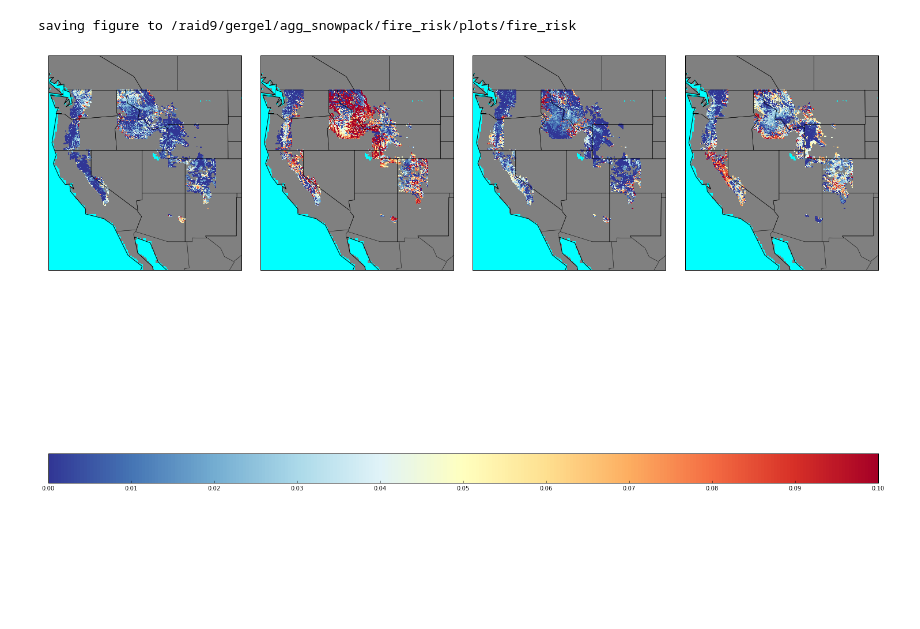
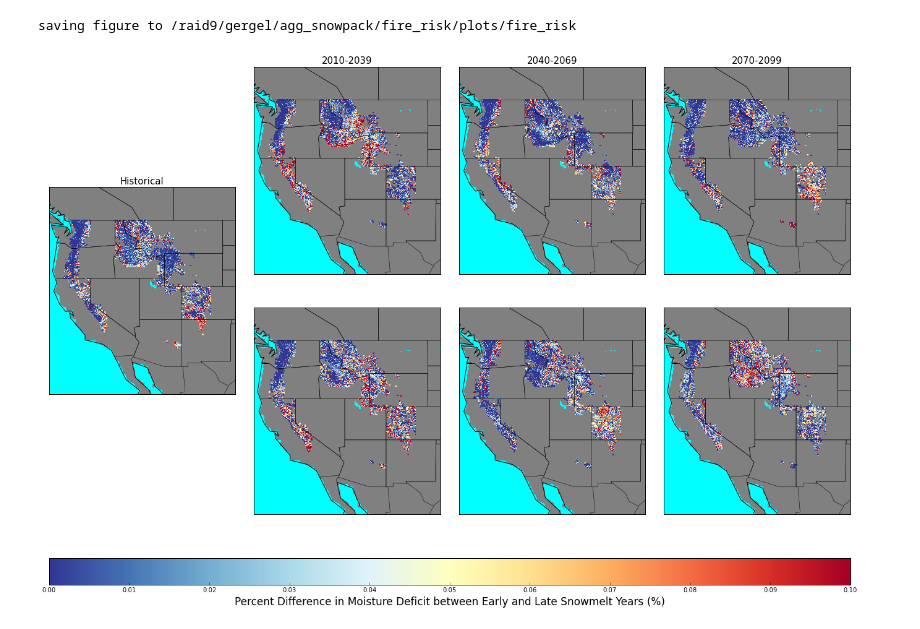
Before and after one commit to XUEYANZHANG9/IS_snowfire, a Jupyter notebook: plot_fire_risk.ipynb, the cells around one changed output. Cells and saved outputs as stored; diff of their text form; code cells hidden in the pictures; blank space fills up the shorter version.

Commit message:
fixed moist deficit function, fixed issue for plotting historical period

```diff
--- a/plot_fire_risk.ipynb
+++ b/plot_fire_risk.ipynb
@@ -26,3 +26,23 @@ pet = data['pet'][:,:,0]
 #pet = pet[:,0,:,0] # (#lats,)
 aet = data['aet'][:,0,:,0] # (#lats,)
 coms = data['coms'] ## centers of mass (#lats,30)
+# %%
+def early_vs_late_moist_deficit_rev(pet,aet,coms):
+    perc_diffs = list()
+    for gridcell in np.arange(len(pet)):
+        ex_pet = pet[gridcell,:]
+        ex_aet = aet[gridcell,:]
+        ## subtract aet from pet to get cumulative moisture difference
+        pet_minus_aet = ex_pet - ex_aet
+        ex_coms = coms[gridcell,:]
+        ## sort pet_minus_aet in terms of coms
+        pet_minus_aet_sorted = [x for (y,x) in sorted(zip(ex_coms,pet_minus_aet))]
+        early_diff = pet_minus_aet_sorted[2] #3
+        late_diff = pet_minus_aet_sorted[28] #27
+        ## percent difference between early and late snowmelt years
+        # perc_diff = (early_diff - late_diff)/early_diff
+        perc_diff = (early_diff - late_diff)/((early_diff + late_diff)/2)
+        # perc_diffs.append(perc_diff[0])
+        perc_diffs.append(perc_diff)
+    defs = np.asarray(perc_diffs)
+    return(defs.reshape(len(defs),))
@@ -70,45 +99,52 @@ def early_vs_late_moist_deficit(pet,aet,coms):
     return(defs.reshape(len(defs),))
 # %%
 from pylab import *
-lt = 20
-rt = 14
+lt = 18
+rt = 12
 fig = plt.figure(figsize=(lt,rt))
 basins = ['cascades','california','northernrockies','southernrockies','whites']
 # scenarios = ['historical','rcp45','rcp45','rcp45','historical','rcp85','rcp85','rcp85']
-scenarios = ['historical','rcp45','rcp45','rcp45']
-chunks = ['1970-1999','2010-2039','2040-2069','2070-2099']
+scenarios = ['rcp45','rcp45','rcp45','rcp85','rcp85','rcp85','historical']
 # chunks = ['1970-1999','2010-2039','2040-2069','2070-2099','1970-1999','2010-2039','2040-2069','2070-2099']
+chunks = ['2010-2039','2040-2069','2070-2099','2010-2039','2040-2069','2070-2099','1970-1999']
+sps = np.asarray([2,3,4,6,7,8,9])
 for num in np.arange(len(chunks)):
-    ax = fig.add_subplot(1,4,num+1)
-    #ax = fig.add_subplot(2,4,num+1)
+    if sps[num] < 9:
+        ax = fig.add_subplot(2,4,sps[num])
+    else:
+        ax = fig.add_subplot(1,4,1)
+        ax.set_title('Historical',fontsize=15)
     m = make_map()
+    if sps[num] < 6:
+        ax.set_title(chunks[num],fontsize=15)
     for basin in basins:
         ## get data
         direc = '/raid9/gergel/agg_snowpack/%s/' %scenarios[num]
         filename = "moistdef_%s_%s.npz" %(chunks[num],basin)
         data = np.load(os.path.join(direc,filename))
         lats_inc = data['lats']
         lons_inc = data['lons']
         pet = data['pet'][:,:,0] # (#lats,)
         aet = data['aet'][:,0,:,0] # (#lats,)
         coms = data['coms'] ## centers of mass (#lats,30)
         # var_series = np.divide(aet,pet)
         # var_series = np.subtract(pet,aet)
-        var_series = early_vs_late_moist_deficit(pet,aet,coms)
+        var_series = early_vs_late_moist_deficit_rev(pet,aet,coms)
         lons_mesh,lats_mesh,data_mesh = mesh_gridify(lats_inc.reshape(len(lats_inc),1),lons_inc.reshape(len(lats_inc),1),var_series.reshape(len(lats_inc),1))
         cs = m.pcolormesh(lons_mesh,lats_mesh,data_mesh,shading='flat',cmap='RdYlBu_r',latlon=True,zorder=1,vmin=0,vmax=0.10)
         # cs = m.pcolormesh(lons_mesh,lats_mesh,data_mesh,shading='flat',cmap='RdYlBu',latlon=True,zorder=1,vmin=800,vmax=2500)
 fig.subplots_adjust(left=0,right=1,top=1,bottom=0.1,hspace=0.00000001,wspace=0.1)
 cax = fig.add_axes([0.0, 0.0, 1.0, 0.05])
-colorbar(cax=cax,orientation='horizontal')
+cb = colorbar(cax=cax,orientation='horizontal')
+cb.set_label('Percent Difference in Moisture Deficit between Early and Late Snowmelt Years (%)',size=17)
 ## save figure
 direc = '/raid9/gergel/agg_snowpack/fire_risk/plots'
 plotname = 'fire_risk'
 savepath = os.path.join(direc,plotname)
 print("saving figure to %s" %savepath)
 plt.savefig(savepath)
 # %% [output]
 saving figure to /raid9/gergel/agg_snowpack/fire_risk/plots/fire_risk
-[figure, old version]
+[figure, new version]
 # %%
 from pylab import *
```
Also changed, not shown: parts of 4 cells of this notebook.
